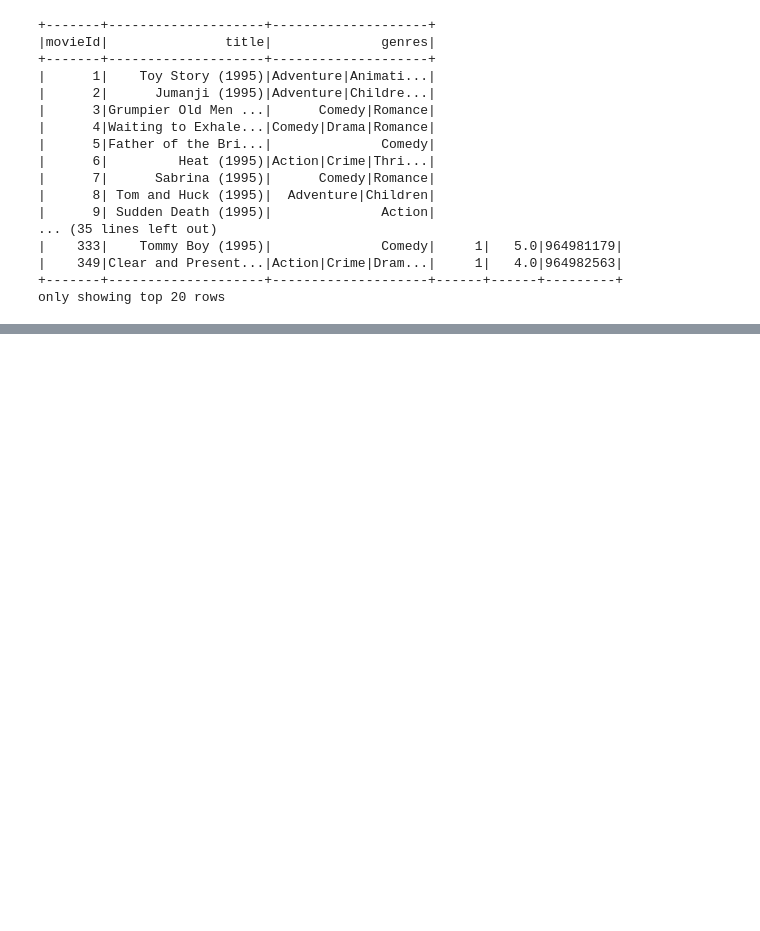
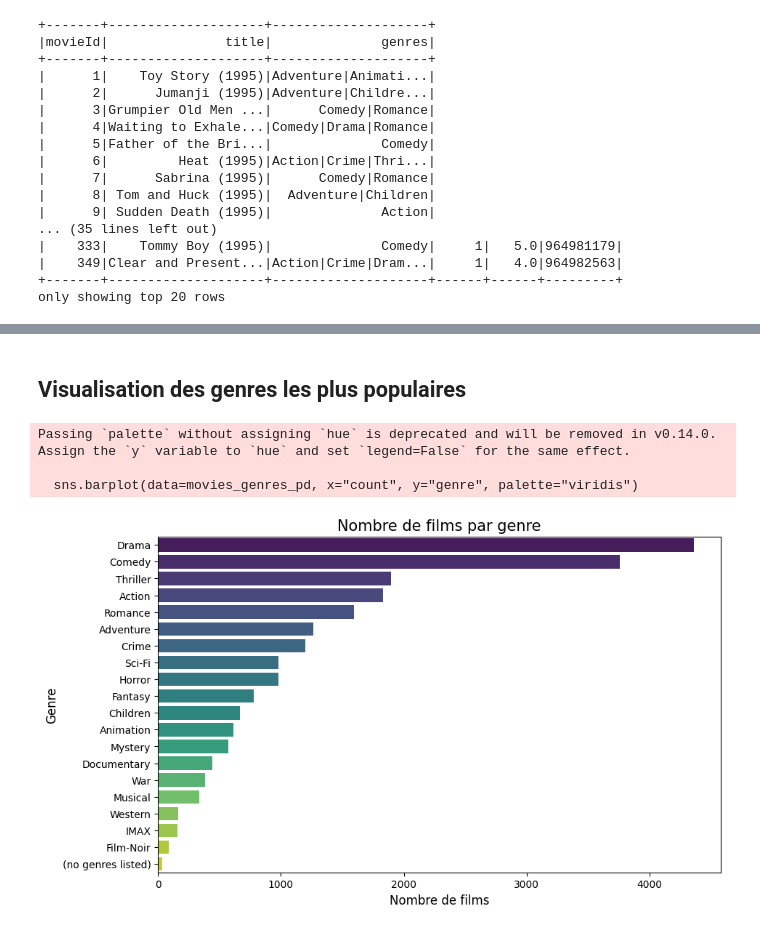
Before and after one commit to antonella-giovannetti/sparkle-movie, a Jupyter notebook: eda.ipynb, the cells around one changed output, grey strips where cells are left out. Saved outputs shown, nothing was run; the diff lists cells and outputs as text; code cells hidden in the pictures; blank space fills up the shorter version.

```diff
--- a/eda.ipynb
+++ b/eda.ipynb
@@ -213,0 +269,16 @@ only showing top 20 rows
+# %% [markdown]
+## Visualisation des genres les plus populaires
+# %%
+movies_genres_pd = movies_genres.groupBy("genre").count().orderBy(col("count").desc()).toPandas()
+
+plt.figure(figsize=(10, 6))
+sns.barplot(data=movies_genres_pd, x="count", y="genre", palette="viridis")
+plt.title("Nombre de films par genre", fontsize=15)
+plt.xlabel("Nombre de films", fontsize=12)
+plt.ylabel("Genre", fontsize=12)
+plt.show()
+# %% [output]
+Passing `palette` without assigning `hue` is deprecated and will be removed in v0.14.0. Assign the `y` variable to `hue` and set `legend=False` for the same effect.
+
+  sns.barplot(data=movies_genres_pd, x="count", y="genre", palette="viridis")
+[figure, added]
```
Also changed, not shown: parts of 39 cells of this notebook.
